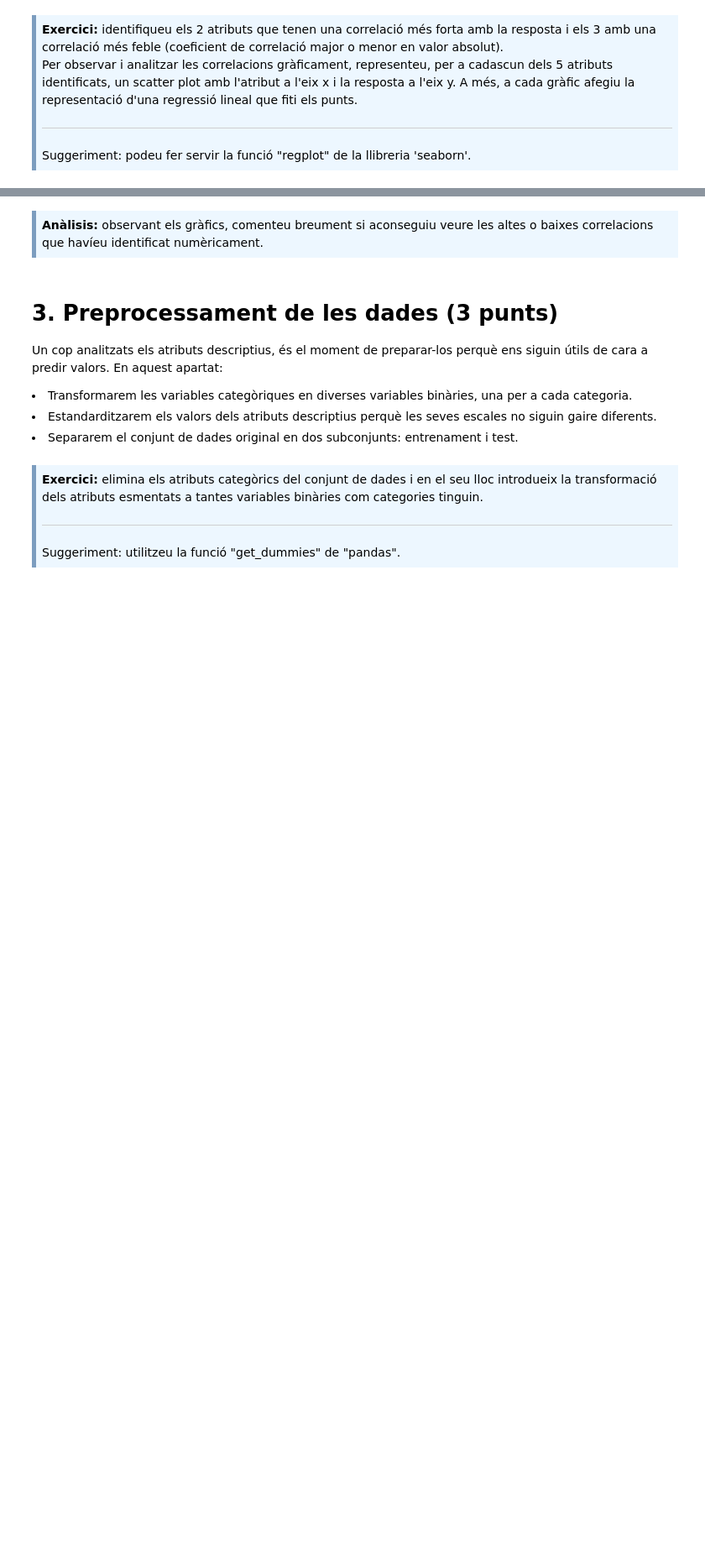
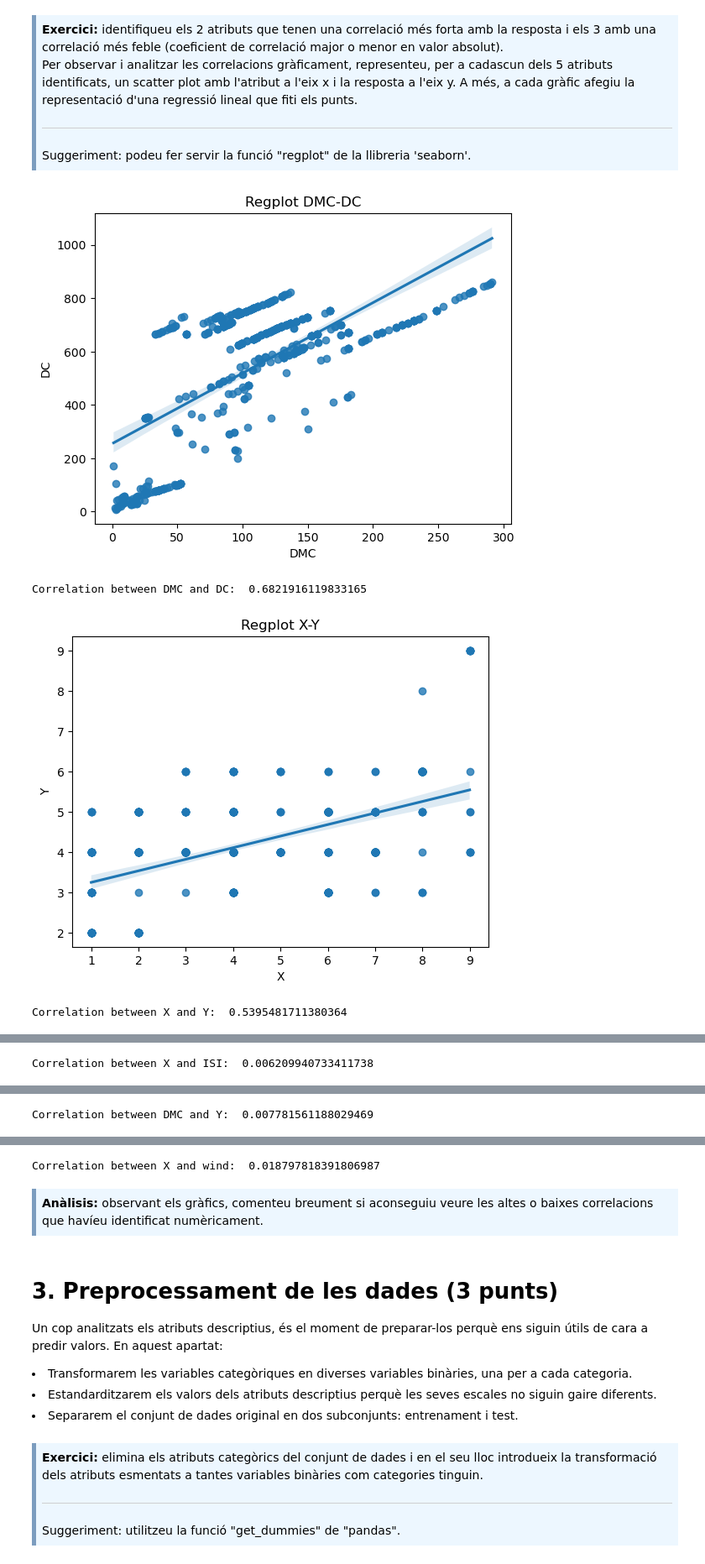
Before and after one commit to xaviermaltas/advancedDataMiningModels, a Jupyter notebook: PAC1/M2.955_20222_PAC1-Enunciat.ipynb, the cells around one changed output, grey strips where cells are left out. Shown at 84% size. Saved outputs shown, nothing was run; the diff lists cells and outputs as text; code cells hidden in the pictures; blank space fills up the shorter version.

```diff
--- a/PAC1/M2.955_20222_PAC1-Enunciat.ipynb
+++ b/PAC1/M2.955_20222_PAC1-Enunciat.ipynb
@@ -251,3 +363,51 @@ Per observar i analitzar les correlacions gràficament, representeu, per a cadas
 
 <hr>Suggeriment: podeu fer servir la funció "regplot" de la llibreria 'seaborn'.
 </div>
+# %%
+#Imports
+import matplotlib.pyplot as plt
+import seaborn as sns
+import numpy as np
+import sys
+import pandas as pd
+
+numerical_features = ["FFMC","DMC","DC","ISI","temp","RH","wind","rain","X","Y"]
+
+#Get abs correlation values
+c = df[numerical_features].corr().abs()
+s = c.unstack()
+sv = (s.sort_values(kind="quicksort")).to_frame()
+#Show all values - uncomment to see
+# print(sv.to_string())
+
+#Highst correlation Regplots -> DMC-DC and X-Y
+sns.regplot(data=df, x='DMC', y='DC')
+plt.title('Regplot DMC-DC')
+plt.show()
+print('Correlation between DMC and DC: ', (df['DMC'].corr(df['DC'])))
+
+sns.regplot(data=df, x='X', y='Y')
+plt.title('Regplot X-Y')
+plt.show()
+print('Correlation between X and Y: ', (df['X'].corr(df['Y'])))
+
+# Lowest correlation Regplots -> X-ISI, DMC-Y, X-wind
+sns.regplot(data=df, x='X', y='ISI')
+plt.title('Regplot X-ISI')
+plt.show()
+print('Correlation between X and ISI: ', (df['X'].corr(df['ISI'])))
+
+sns.regplot(data=df, x='DMC', y='Y')
+plt.title('Regplot DMC-Y')
+plt.show()
+print('Correlation between DMC and Y: ', (df['DMC'].corr(df['Y'])))
+
+sns.regplot(data=df, x='X', y='wind')
+plt.title('Regplot X-wind')
+plt.show()
+print('Correlation between X and wind: ', (df['X'].corr(df['wind'])))
+# %% [output]
+[figure, added]
+Correlation between DMC and DC:  0.6821916119833165
+[figure, added]
+Correlation between X and Y:  0.5395481711380364
@@ -253,0 +415 @@ Per observar i analitzar les correlacions gràficament, representeu, per a cadas
+Correlation between X and ISI:  0.006209940733411738
@@ -253,0 +417 @@ Per observar i analitzar les correlacions gràficament, representeu, per a cadas
+Correlation between DMC and Y:  0.007781561188029469
@@ -254,3 +419,4 @@ Per observar i analitzar les correlacions gràficament, representeu, per a cadas
+Correlation between X and wind:  0.018797818391806987
 # %% [markdown]
 <div style="background-color: #EDF7FF; border-color: #7C9DBF; border-left: 5px solid #7C9DBF; padding: 0.5em;">
 <strong>Anàlisis:</strong> observant els gràfics, comenteu breument si aconseguiu veure les altes o baixes correlacions que havíeu identificat numèricament.
```
Also changed, not shown: parts of 10 cells of this notebook.
